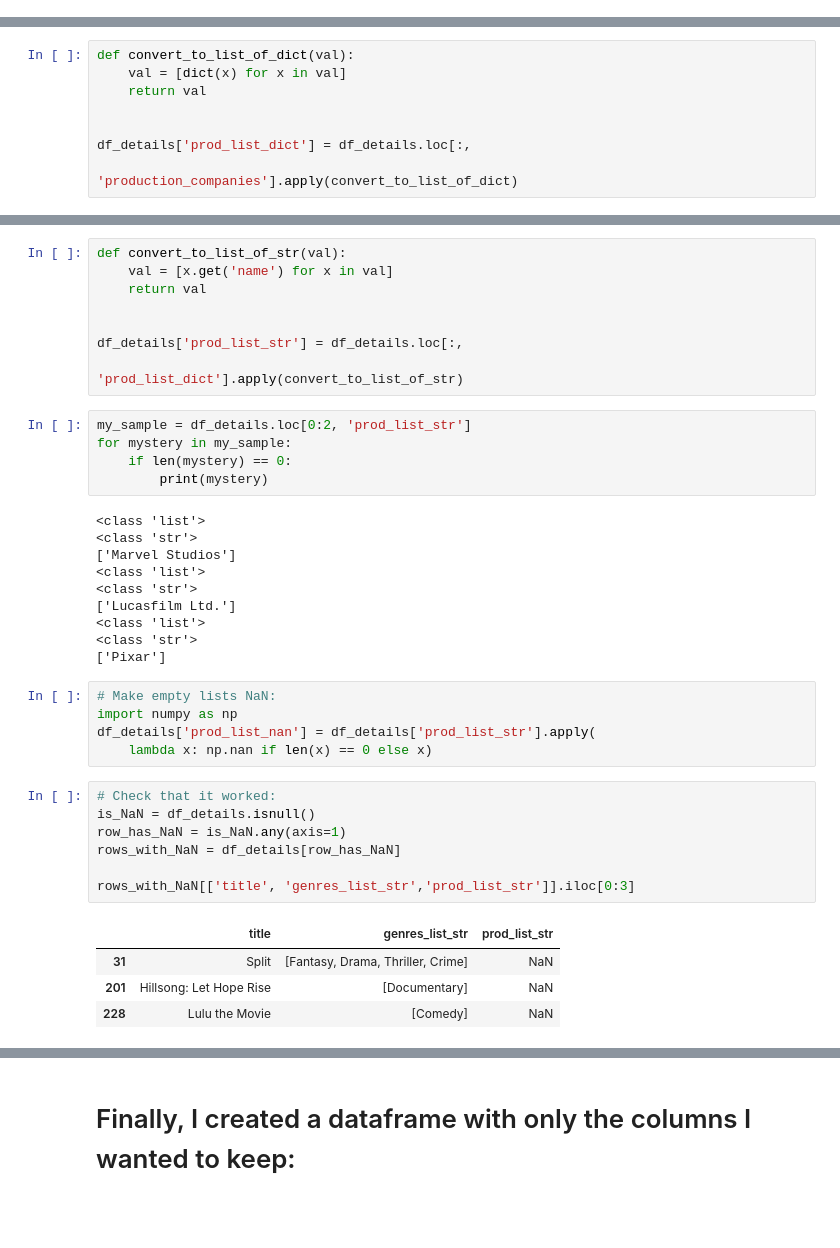
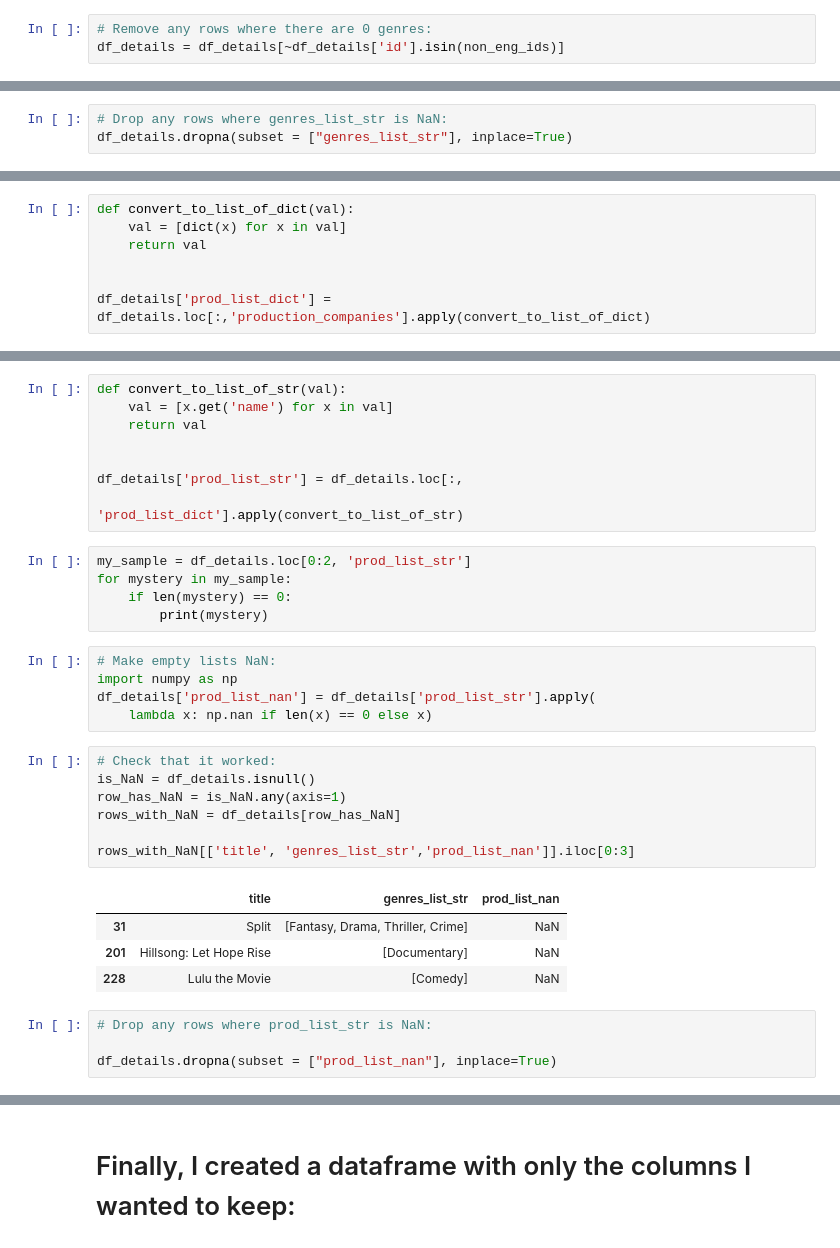
Before and after one commit to clairesarraille/tmdb, a Jupyter notebook: dsc-mod-1-project-v2-1-online-ds-sp-000-master/student.ipynb, the cells around one changed output, grey strips where cells are left out. Cells and saved outputs as stored; diff of their text form; blank space fills up the shorter version.

```diff
--- a/dsc-mod-1-project-v2-1-online-ds-sp-000-master/student.ipynb
+++ b/dsc-mod-1-project-v2-1-online-ds-sp-000-master/student.ipynb
@@ -612 +621,4 @@ df_details[['title', 'genres_list_str']].iloc[400:403]
 | 403 | Farewell Boleyn | [Documentary] |
+# %%
+# Remove any rows where there are 0 genres:
+df_details = df_details[~df_details['id'].isin(non_eng_ids)]
@@ -627,3 +641,6 @@ rows_with_NaN[['title', 'genres','genres_list_str']].iloc[0:3]
 | 276 | The Girl on the Mat | [] | NaN |
 | 302 | First Day Out | [] | NaN |
 | 303 | Wild Flowers | [] | NaN |
+# %%
+# Drop any rows where genres_list_str is NaN:
+df_details.dropna(subset = ["genres_list_str"], inplace=True)
@@ -651,8 +689,7 @@ def convert_to_list_of_dict(val):
     return val
 
 
-df_details['prod_list_dict'] = df_details.loc[:,
-                                                'production_companies'].apply(convert_to_list_of_dict)
+df_details['prod_list_dict'] = df_details.loc[:,'production_companies'].apply(convert_to_list_of_dict)
 # %%
 my_sample = df_details.loc[0:2, 'prod_list_dict']
 for mystery in my_sample:
@@ -690,16 +727,6 @@ my_sample = df_details.loc[0:2, 'prod_list_str']
 for mystery in my_sample:
     if len(mystery) == 0:
         print(mystery)
-# %% [output]
-<class 'list'>
-<class 'str'>
-['Marvel Studios']
-<class 'list'>
-<class 'str'>
-['Lucasfilm Ltd.']
-<class 'list'>
-<class 'str'>
-['Pixar']
 # %%
 # Make empty lists NaN:
 import numpy as np
@@ -708,12 +735,16 @@ df_details['prod_list_nan'] = df_details['prod_list_str'].apply(
 # %%
 # Check that it worked:
 is_NaN = df_details.isnull()
 row_has_NaN = is_NaN.any(axis=1)
 rows_with_NaN = df_details[row_has_NaN]
 
-rows_with_NaN[['title', 'genres_list_str','prod_list_str']].iloc[0:3]
+rows_with_NaN[['title', 'genres_list_str','prod_list_nan']].iloc[0:3]
 # %% [output]
-|  | title | genres_list_str | prod_list_str |
+|  | title | genres_list_str | prod_list_nan |
 | 31 | Split | [Fantasy, Drama, Thriller, Crime] | NaN |
 | 201 | Hillsong: Let Hope Rise | [Documentary] | NaN |
 | 228 | Lulu the Movie | [Comedy] | NaN |
+# %%
+# Drop any rows where prod_list_str is NaN:
+
+df_details.dropna(subset = ["prod_list_nan"], inplace=True)
```
Also changed, not shown: parts of 51 cells of this notebook, 2 other files.
